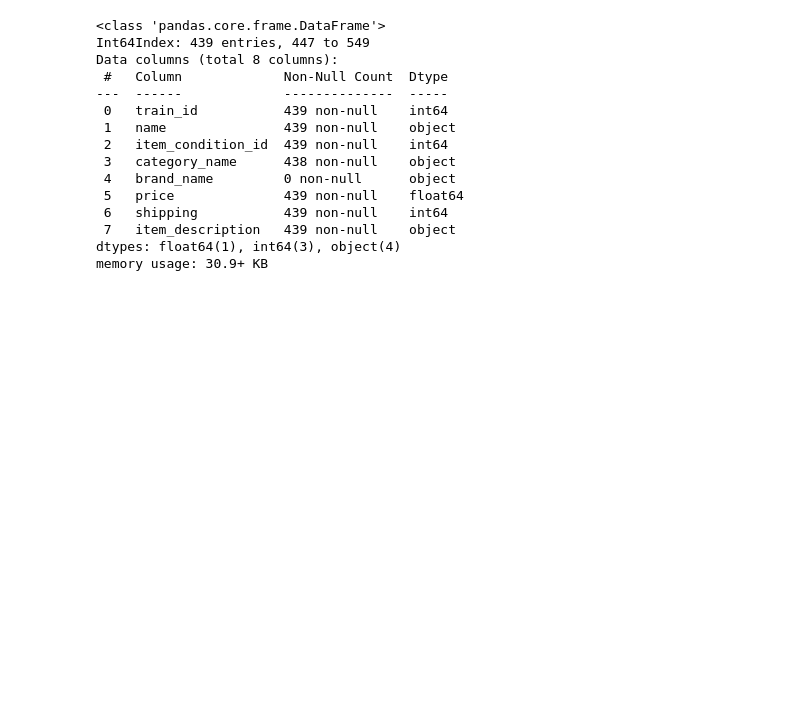
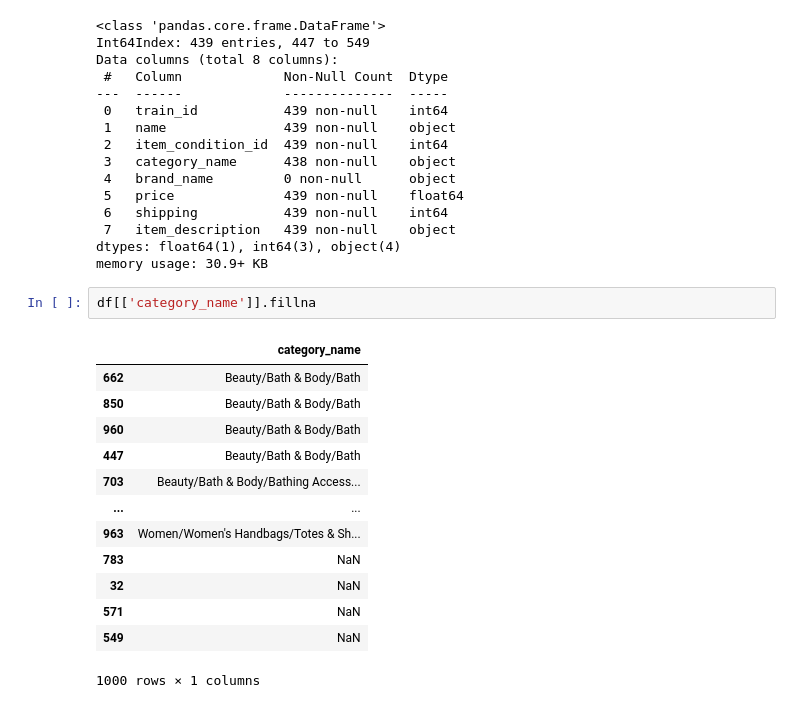
Before and after one commit to DSEI21000-S21/project-product-price-prediction, a Jupyter notebook: experiment/data_preprocess/handling the missing values.ipynb, the cells around one changed output. Saved outputs shown, nothing was run; the diff lists cells and outputs as text; blank space fills up the shorter version.

```diff
--- a/experiment/data_preprocess/handling the missing values.ipynb
+++ b/experiment/data_preprocess/handling the missing values.ipynb
@@ -94,3 +94,19 @@ Data columns (total 8 columns):
  7   item_description   439 non-null    object
 dtypes: float64(1), int64(3), object(4)
 memory usage: 30.9+ KB
+# %%
+df[['category_name']].fillna
+# %% [output]
+|  | category_name |
+| 662 | Beauty/Bath & Body/Bath |
+| 850 | Beauty/Bath & Body/Bath |
+| 960 | Beauty/Bath & Body/Bath |
+| 447 | Beauty/Bath & Body/Bath |
+| 703 | Beauty/Bath & Body/Bathing Access... |
+| ... | ... |
+| 963 | Women/Women's Handbags/Totes & Sh... |
+| 783 | NaN |
+| 32 | NaN |
+| 571 | NaN |
+| 549 | NaN |
+1000 rows × 1 columns
```
Also changed, not shown: parts of 1 cell of this notebook.
